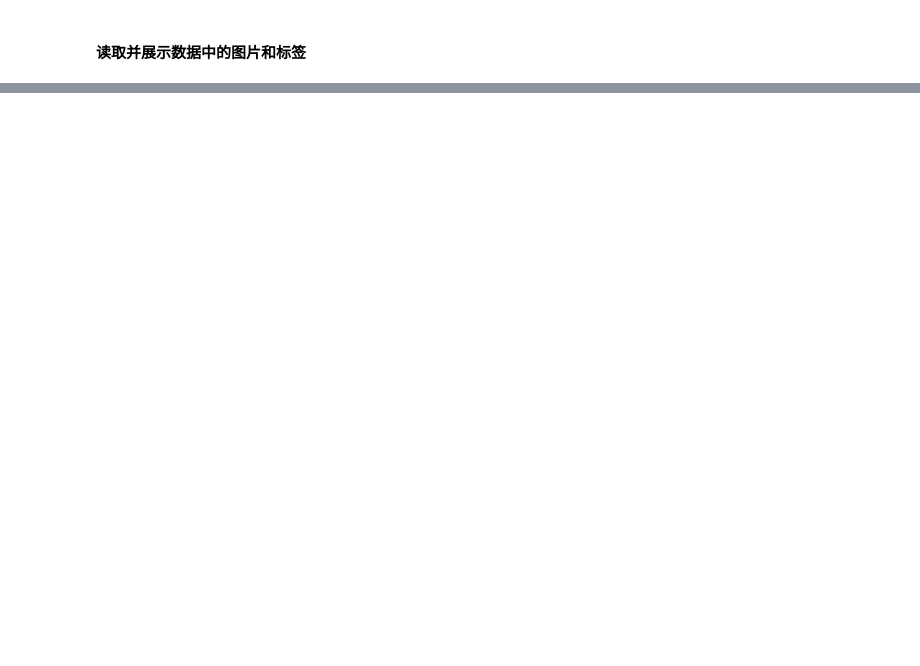
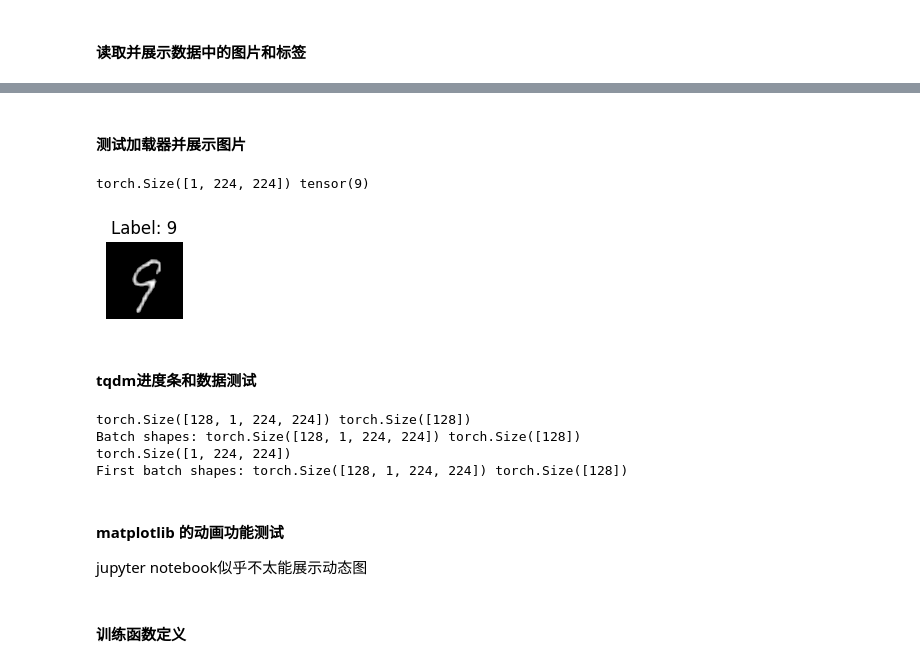
Before and after one commit to Sharninjak/DeepLearning, a Jupyter notebook: d2l_zh_pytorch/00_Mine/ResNet_mine.ipynb, the cells around one changed output, grey strips where cells are left out. Drawn from its saved outputs; the diff is of its cells as text; code cells hidden in the pictures; blank space fills up the shorter version.

```diff
--- a/d2l_zh_pytorch/00_Mine/ResNet_mine.ipynb
+++ b/d2l_zh_pytorch/00_Mine/ResNet_mine.ipynb
@@ -144,0 +157,58 @@ Image shape: torch.Size([1, 224, 224])
+# %% [markdown]
+#### 测试加载器并展示图片
+# %%
+# 从 DataLoader 中获取一个 batch 的数据,获取到的数据是随机的
+for batch_idx, (images, labels) in enumerate(train_loader):
+    # 选择第一个样本
+    image = images[0]
+    label = labels[0]
+    break
+print(image.shape, label)
+# 将图像从 Tensor 转换为 NumPy 数组
+image_np = image.numpy()
+
+# 调整维度顺序以适应 matplotlib
+image_np = image_np.transpose((1, 2, 0))
+
+# 使用 matplotlib 显示图像
+plt.figure(figsize=(1, 1))
+plt.imshow(image_np.squeeze(), cmap='gray', vmin=0, vmax=1)
+plt.title(f"Label: {label.item()}")
+plt.axis('off')  # 关闭坐标轴
+plt.show()
+# %% [output]
+torch.Size([1, 224, 224]) tensor(9)
+[figure, added]
+# %% [markdown]
+#### tqdm进度条和数据测试
+# %%
+progress_bar = tqdm(train_loader, desc="Training", unit="batch")  # 添加进度条
+for X, y in progress_bar:
+    print(X.shape, y.shape)
+    break
+
+# 迭代数据获取方法,注意每个获取的是一个barch(即128个)的数据点,不是一个数据点
+# 创建一个迭代器
+iterator = iter(progress_bar)
+X, y= next(iterator) # next
+print("Batch shapes:", X.shape, y.shape)
+print(X[0].shape)
+
+# itertools.islice()
+from itertools import islice
+first_batch = list(islice(progress_bar, 2))
+X, y = first_batch[1]
+print("First batch shapes:", X.shape, y.shape)
+
+
+# print(type(X), type(y), type(progress_bar), type(train_loader))
+# print(test_loader.dataset.__class__,test_loader.batch_sampler)
+# print(test_loader.dataset.data.shape, test_loader.dataset.targets.shape)
+# %% [output]
+torch.Size([128, 1, 224, 224]) torch.Size([128])
+Batch shapes: torch.Size([128, 1, 224, 224]) torch.Size([128])
+torch.Size([1, 224, 224])
+First batch shapes: torch.Size([128, 1, 224, 224]) torch.Size([128])
+# %% [markdown]
+#### matplotlib 的动画功能测试
+jupyter notebook似乎不太能展示动态图
@@ -144,0 +232,2 @@ Image shape: torch.Size([1, 224, 224])
+# %% [markdown]
+#### 训练函数定义
```
Also changed, not shown: parts of 35 cells of this notebook, 3 other files.
